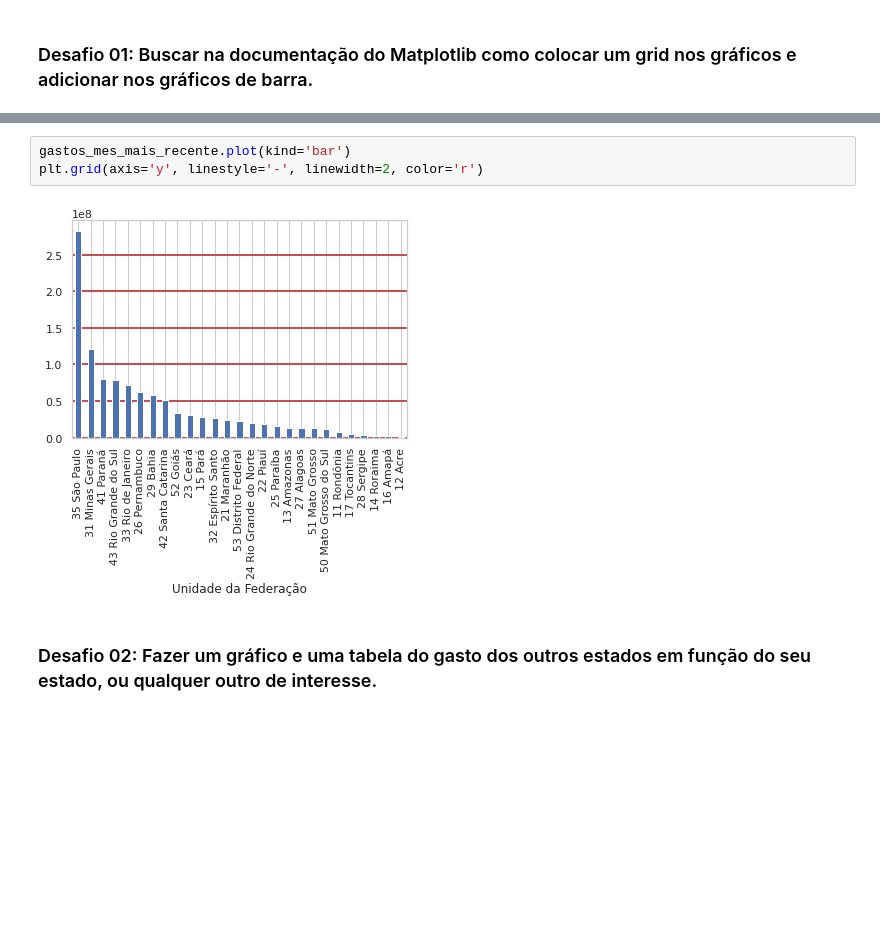
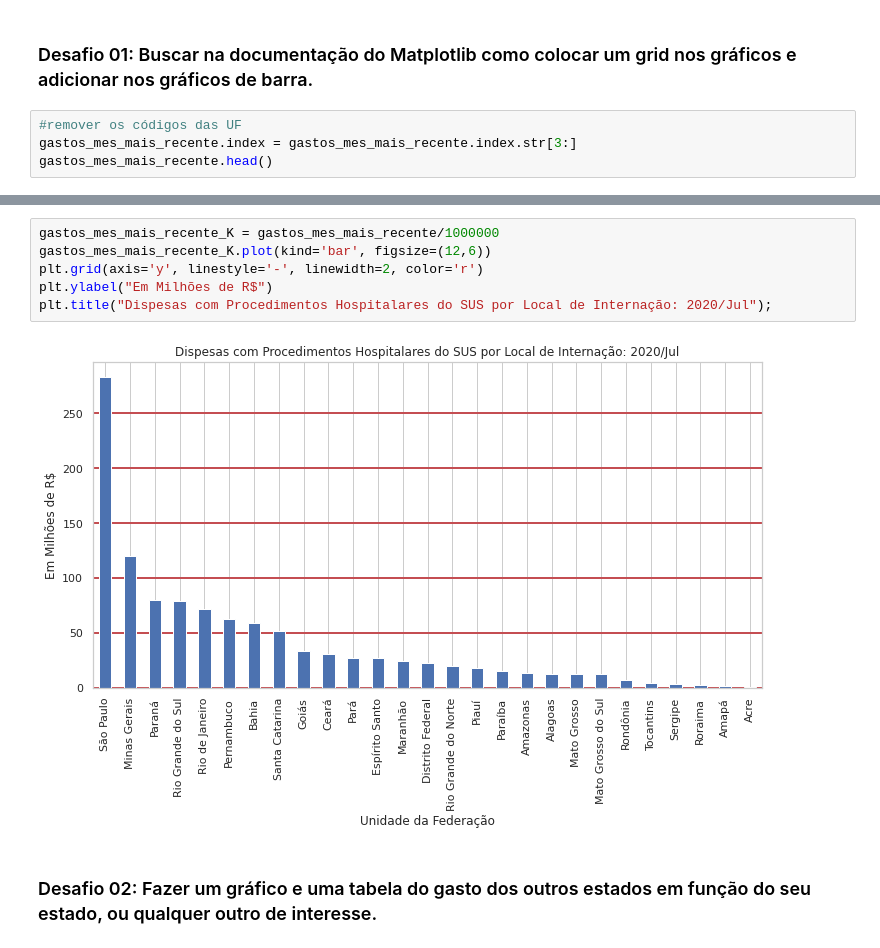
Before and after one commit to deboraaires/bootcamp_alura, a Jupyter notebook: Bootcamp_Datascience_Módulo_1.ipynb, the cells around one changed output, grey strips where cells are left out. Saved outputs shown, nothing was run; the diff lists cells and outputs as text; blank space fills up the shorter version.

```diff
--- a/Bootcamp_Datascience_Módulo_1.ipynb
+++ b/Bootcamp_Datascience_Módulo_1.ipynb
@@ -952,3 +989,7 @@ gastos_mes_mais_recente.plot(kind='bar');
 Percebemos que no último mês, as UF com maiores gastos são São Paulo e Minas Gerais, as quais também são as UF com maiores gastos totais.
 # %% [markdown]
 ### Desafio 01: Buscar na documentação do Matplotlib como colocar um grid nos gráficos e adicionar nos gráficos de barra.
+# %%
+#remover os códigos das UF
+gastos_mes_mais_recente.index = gastos_mes_mais_recente.index.str[3:]
+gastos_mes_mais_recente.head()
@@ -955,8 +1004,11 @@ Percebemos que no último mês, as UF com maiores gastos são São Paulo e Minas
 # %%
-gastos_mes_mais_recente.plot(kind='bar')
+gastos_mes_mais_recente_K = gastos_mes_mais_recente/1000000
+gastos_mes_mais_recente_K.plot(kind='bar', figsize=(12,6))
 plt.grid(axis='y', linestyle='-', linewidth=2, color='r')
+plt.ylabel("Em Milhões de R$")
+plt.title("Dispesas com Procedimentos Hospitalares do SUS por Local de Internação: 2020/Jul");
 # %% [output]
-[figure, old version]
+[figure, new version]
 # %% [markdown]
 ### Desafio 02: Fazer um gráfico e uma tabela do gasto dos outros estados em função do seu estado, ou qualquer outro de interesse.
 # %% [markdown]
```
Also changed, not shown: parts of 28 cells of this notebook.
